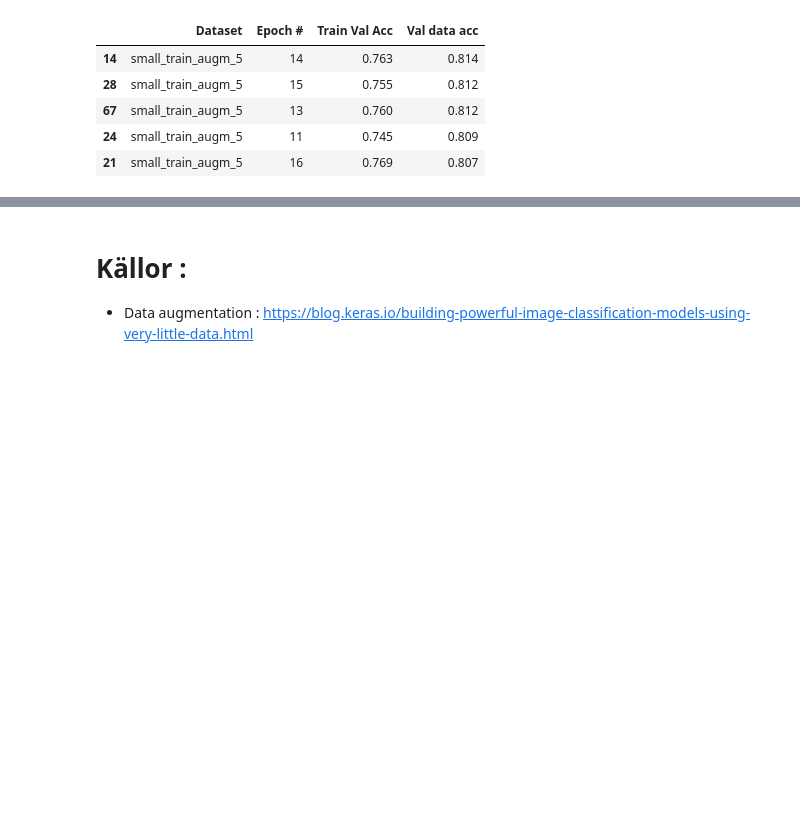
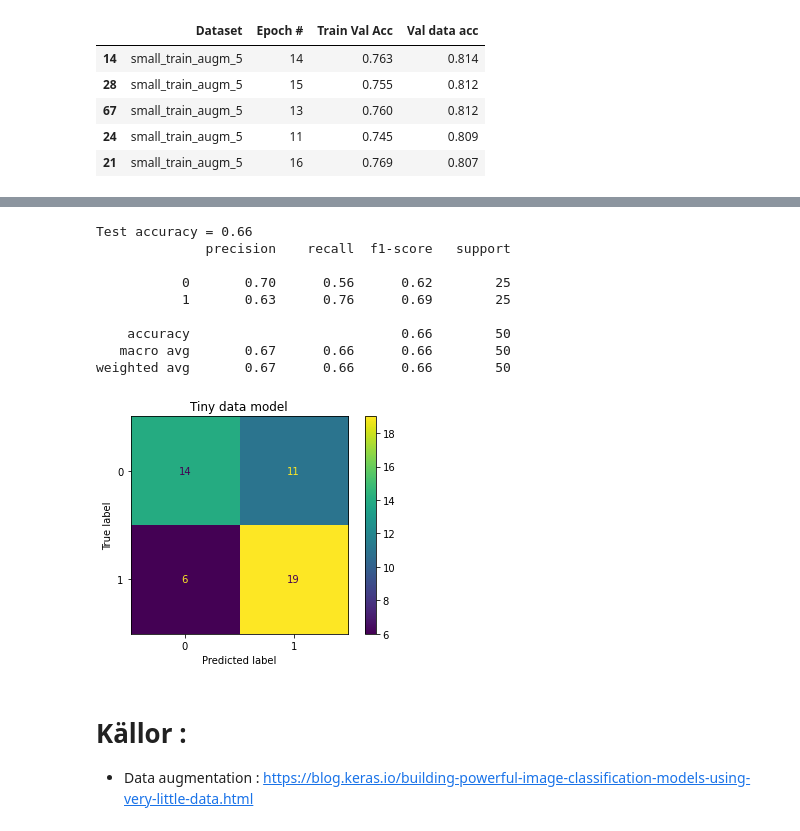
Before and after one commit to SamiFatmi/Deep-Learning-SAMI-FATMI, a Jupyter notebook: Lab/lab.ipynb, the cells around one changed output, grey strips where cells are left out. Drawn from its saved outputs; the diff is of its cells as text; code cells hidden in the pictures; blank space fills up the shorter version.

```diff
--- a/Lab/lab.ipynb
+++ b/Lab/lab.ipynb
@@ -1137,3 +1175,33 @@ val_data_df.sort_values(by="Val data acc", ascending=False).head()
+# %%
+# tiny data
+from sklearn.metrics import confusion_matrix,ConfusionMatrixDisplay,classification_report
+
+best_model_path = "CNN-tiny_train-08-0.781.model"
+
+# evaluate on test data
+path = os.path.join(parent_folder,best_model_path)
+best_model = tf.keras.models.load_model(path)
+X_test,y_test = scaled_data_dict["tiny_test"]
+y_pred_prob = best_model.predict(X_test)
+y_pred = np.array([0 if x<0.5 else 1 for x in y_pred_prob])
+
+print(f"Test accuracy = {round(accuracy_score(y_test,y_pred),3)}")
+print(classification_report(y_test,y_pred))
+cm = confusion_matrix(y_test,y_pred)
+ConfusionMatrixDisplay(cm).plot()
+plt.title("Tiny data model")
+plt.show()
+# %% [output]
+Test accuracy = 0.66
+              precision    recall  f1-score   support
+
+           0       0.70      0.56      0.62        25
+           1       0.63      0.76      0.69        25
+
+    accuracy                           0.66        50
+   macro avg       0.67      0.66      0.66        50
+weighted avg       0.67      0.66      0.66        50
+[figure, added]
 # %% [markdown]
 # Källor :
 
```
Also changed, not shown: parts of 2 cells of this notebook.
